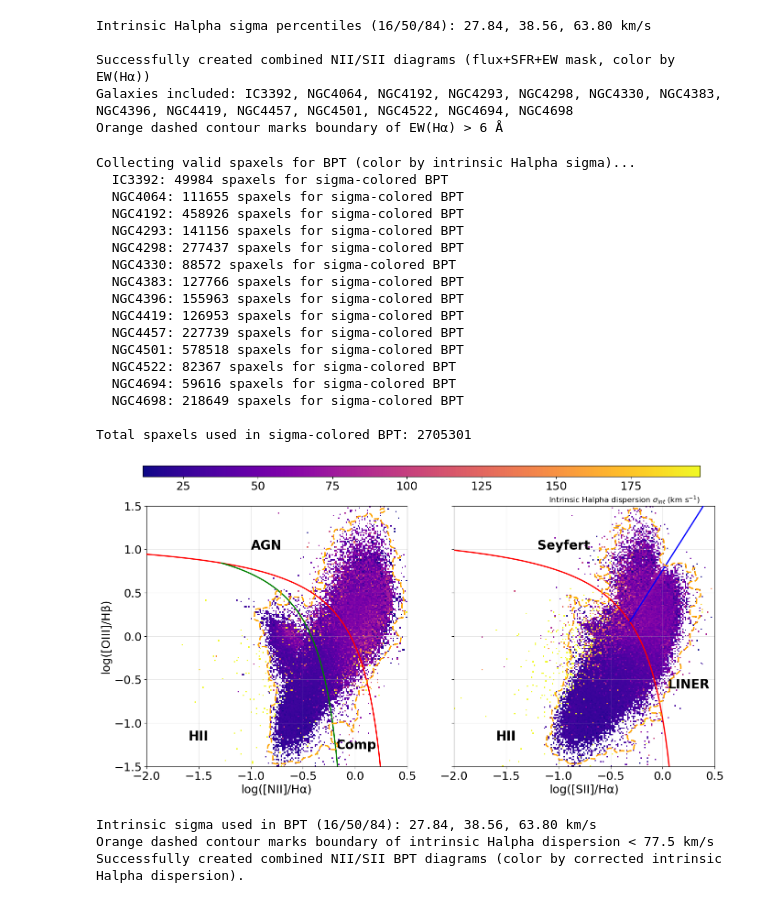
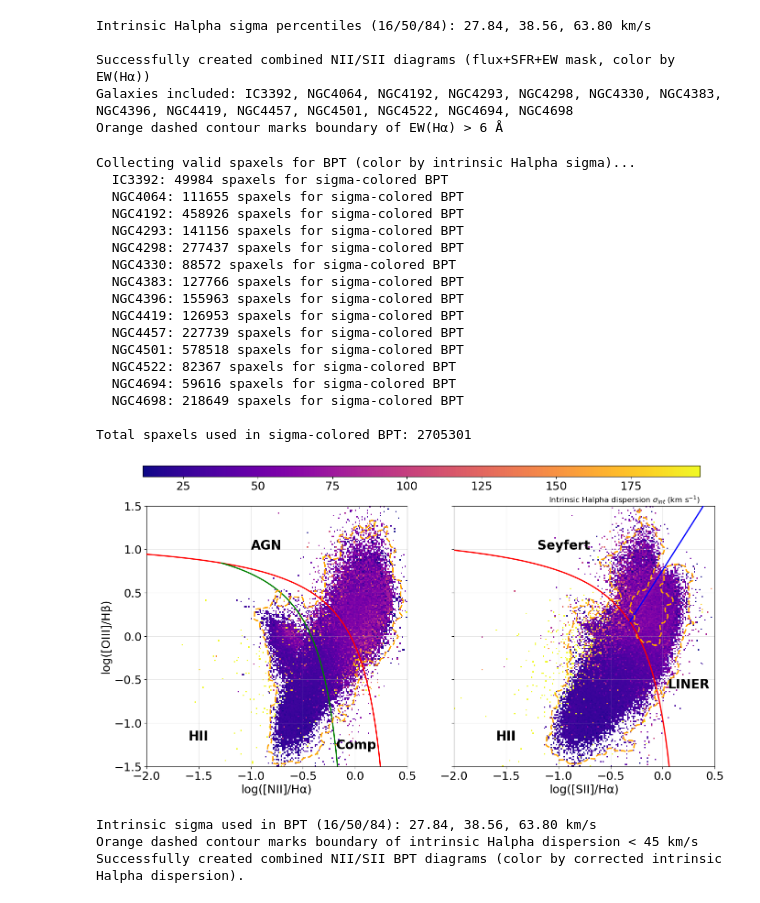
Before and after one commit to Rongjun-ANU/ICRAR-MAUVE, a Jupyter notebook: extended/20260420_Halpha_dispersion.ipynb, the cells around one changed output. Saved outputs shown, nothing was run; the diff lists cells and outputs as text; code cells hidden in the pictures.

```diff
--- a/extended/20260420_Halpha_dispersion.ipynb
+++ b/extended/20260420_Halpha_dispersion.ipynb
@@ -684,7 +684,7 @@ all_logN2_sigma = []
 all_logO3_sigma = []
 all_logS2_sigma = []
 all_sigma_intrinsic_bpt = []
-SIGMA_CONTOUR = 77.5
+SIGMA_CONTOUR =45
 
 def plot_closed_sigma_low_boundary(ax, sigma_grid, xedges, yedges, sigma_threshold):
     finite_mask = np.isfinite(sigma_grid)
@@ -909,36 +909,36 @@ cax_sig = fig_sig_bpt.add_axes([0.12, 0.9, 0.76, 0.03])
 cbar_sig = fig_sig_bpt.colorbar(img_N2_sig, cax=cax_sig, orientation='horizontal')
 cbar_sig.set_label(r'Intrinsic Halpha dispersion $\sigma_{int}$ (km s$^{-1}$)', fontsize=12, loc='right')
 cbar_sig.ax.tick_params(labelsize=18)
 
 # fig_sig_bpt.savefig(output_dir / 'Combined_BPT_diagrams_by_sigma_intrinsic.png', dpi=600, bbox_inches='tight')
 # fig_sig_bpt.savefig(output_dir / 'Combined_BPT_diagrams_by_sigma_intrinsic.pdf', bbox_inches='tight')
 plt.show()
 
 s16_sig, s50_sig, s84_sig = np.nanpercentile(all_sigma_intrinsic_bpt, [16, 50, 84])
 print(f'Intrinsic sigma used in BPT (16/50/84): {s16_sig:.2f}, {s50_sig:.2f}, {s84_sig:.2f} km/s')
 print(f'Orange dashed contour marks boundary of intrinsic Halpha dispersion < {SIGMA_CONTOUR:g} km/s')
 print('Successfully created combined NII/SII BPT diagrams (color by corrected intrinsic Halpha dispersion).')
 # %% [output]
 Collecting valid spaxels for BPT (color by intrinsic Halpha sigma)...
   IC3392: 49984 spaxels for sigma-colored BPT
   NGC4064: 111655 spaxels for sigma-colored BPT
   NGC4192: 458926 spaxels for sigma-colored BPT
   NGC4293: 141156 spaxels for sigma-colored BPT
   NGC4298: 277437 spaxels for sigma-colored BPT
   NGC4330: 88572 spaxels for sigma-colored BPT
   NGC4383: 127766 spaxels for sigma-colored BPT
   NGC4396: 155963 spaxels for sigma-colored BPT
   NGC4419: 126953 spaxels for sigma-colored BPT
   NGC4457: 227739 spaxels for sigma-colored BPT
   NGC4501: 578518 spaxels for sigma-colored BPT
   NGC4522: 82367 spaxels for sigma-colored BPT
   NGC4694: 59616 spaxels for sigma-colored BPT
   NGC4698: 218649 spaxels for sigma-colored BPT
 
 Total spaxels used in sigma-colored BPT: 2705301
-[figure, old version]
+[figure, new version]
 Intrinsic sigma used in BPT (16/50/84): 27.84, 38.56, 63.80 km/s
-Orange dashed contour marks boundary of intrinsic Halpha dispersion < 77.5 km/s
+Orange dashed contour marks boundary of intrinsic Halpha dispersion < 45 km/s
 Successfully created combined NII/SII BPT diagrams (color by corrected intrinsic Halpha dispersion).
 # %%
 # ------------------------------------------------------------------
```
Also changed, not shown: parts of 1 cell of this notebook, 21 other files.
